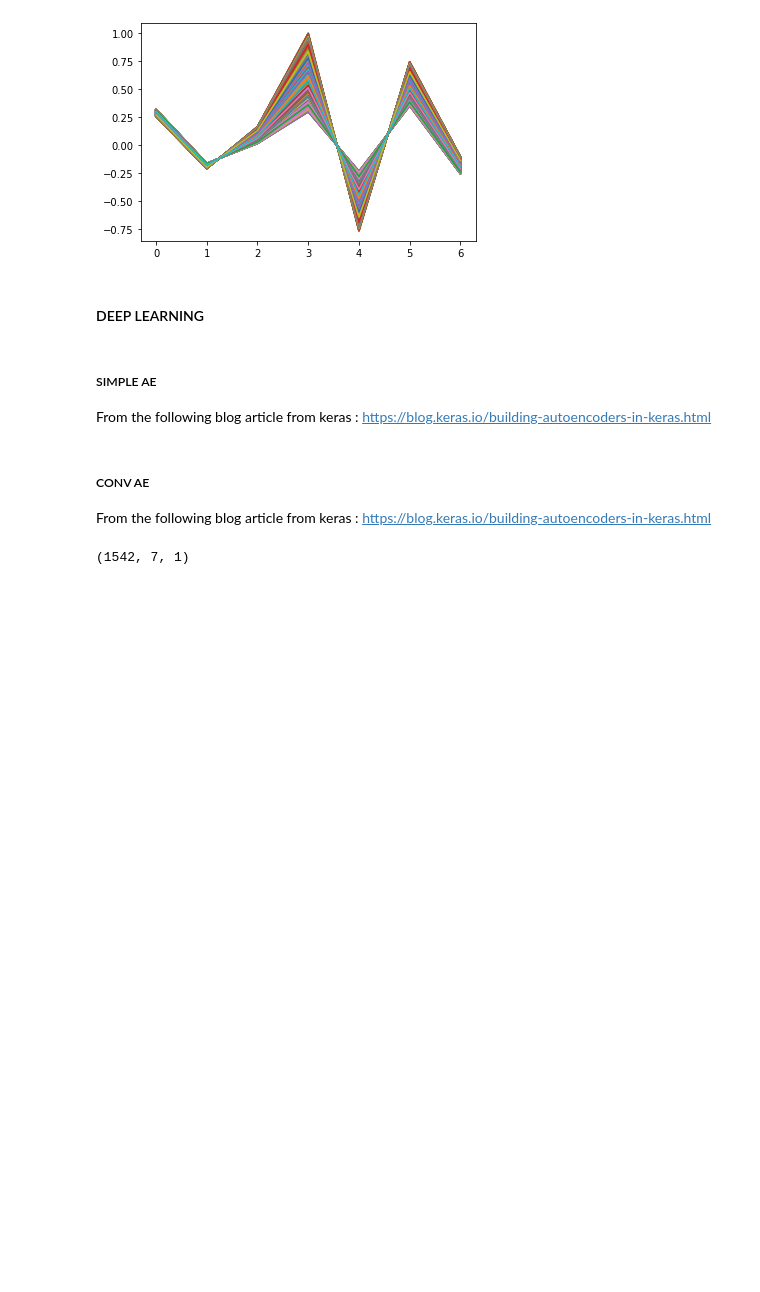
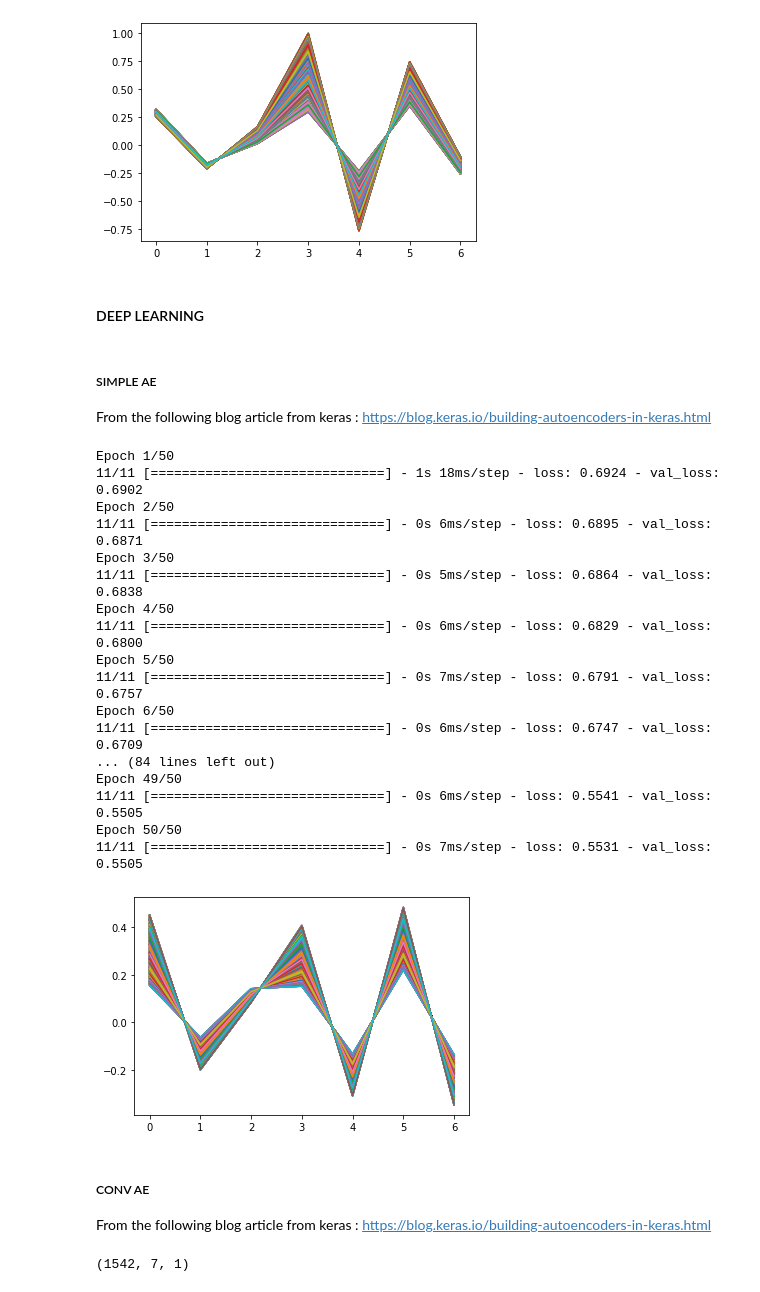
Before and after one commit to RomainCendre/DSTest, a Jupyter notebook: deepsense_generative_takehome_test.ipynb, the cells around one changed output. Cells and saved outputs as stored; diff of their text form; code cells hidden in the pictures; blank space fills up the shorter version.

```diff
--- a/deepsense_generative_takehome_test.ipynb
+++ b/deepsense_generative_takehome_test.ipynb
@@ -77,7 +77,9 @@ plt.plot(generate_pca(data, nb_samples, 1).T);
 ##### SIMPLE AE
 From the following blog article from keras : https://blog.keras.io/building-autoencoders-in-keras.html
 # %%
-from keras import callbacks, optimizers, models,layers
+from keras import callbacks, optimizers
+from keras.models import Model
+from keras.layers import Input, Dense
 
 class AutoEncoder:
 
@@ -87,27 +89,22 @@ class AutoEncoder:
       self.loss = 'binary_crossentropy'
 
   def create_model(self, inputs):
+      # Encoder
+      input_ae = Input(shape=(inputs.shape[1],))
+      encoded = Dense(inputs.shape[1]/2, activation='relu')(input_ae)
+      encoded = Dense(self.latent_dim, activation='relu')(encoded)
+      self.encoder = Model(input_ae, encoded)
 
-      input_ae = layers.Input(shape=(inputs.shape[1],))
-      encoded = layers.Dense(inputs.shape[1]/2, activation='relu')(input_ae)
-      encoded = layers.Dense(self.latent_dim, activation='relu')(encoded)
+      # Decoder
+      input_latent = Input(shape=(self.latent_dim,))
+      decoded = Dense(inputs.shape[1]/2, activation='relu')(input_latent)
+      decoded = Dense(inputs.shape[1], activation='sigmoid')(decoded)
+      self.decoder = Model(input_latent, decoded)
 
-      decoded = layers.Dense(inputs.shape[1]/2, activation='relu')(encoded)
-      decoded = layers.Dense(inputs.shape[1], activation='sigmoid')(decoded)
-
-      #Input layer
-      ae_input = layers.Input(shape=(inputs.shape[1],))
-      encoded = layers.Dense(self.latent_dim, activation='relu')(ae_input)
-      decoded = layers.Dense(inputs.shape[1],activation='sigmoid')(encoded)
-
-      #Autoencoder
-      self.autoencoder = models.Model(ae_input,decoded)
+      # Autoencoder
+      self.autoencoder = Model(input_ae, self.decoder(self.encoder(input_ae)))
       self.autoencoder.compile(optimizer=self.optimizer, loss=self.loss)
 
-      #Decoder
-      encoded_input = layers.Input(shape=(self.latent_dim,))
-      decoder_layers = self.autoencoder.layers[-1]
-      self.decoder = models.Model(encoded_input, decoder_layers(encoded_input))
 
 
   def train(self, inputs, epochs=50, batch_size=128):
@@ -118,10 +115,35 @@ class AutoEncoder:
   def generate_samples(self, inputs, number):
     return self.decoder.predict(np.random.rand(number, 1))
 # %%
+# Prepare data (normalized)
+ae_data = data+1/2
+# Run AE
 model = AutoEncoder(latent_dim = 1)
-model.create_model(data)
-model.train(data)
-plt.plot(model.generate_samples(data, nb_samples).T);
+model.create_model(ae_data)
+model.train(ae_data)
+# Generate,denormalize and plot
+ae_generate_data = model.generate_samples(data, nb_samples)
+ae_generate_data = ae_generate_data*2-1
+plt.plot(ae_generate_data.T);
+# %% [output]
+Epoch 1/50
+11/11 [==============================] - 1s 18ms/step - loss: 0.6924 - val_loss: 0.6902
+Epoch 2/50
+11/11 [==============================] - 0s 6ms/step - loss: 0.6895 - val_loss: 0.6871
+Epoch 3/50
+11/11 [==============================] - 0s 5ms/step - loss: 0.6864 - val_loss: 0.6838
+Epoch 4/50
+11/11 [==============================] - 0s 6ms/step - loss: 0.6829 - val_loss: 0.6800
+Epoch 5/50
+11/11 [==============================] - 0s 7ms/step - loss: 0.6791 - val_loss: 0.6757
+Epoch 6/50
+11/11 [==============================] - 0s 6ms/step - loss: 0.6747 - val_loss: 0.6709
+... (84 lines left out)
+Epoch 49/50
+11/11 [==============================] - 0s 6ms/step - loss: 0.5541 - val_loss: 0.5505
+Epoch 50/50
+11/11 [==============================] - 0s 7ms/step - loss: 0.5531 - val_loss: 0.5505
+[figure, added]
 # %% [markdown]
 ##### CONV AE
 From the following blog article from keras : https://blog.keras.io/building-autoencoders-in-keras.html
```
Also changed, not shown: parts of 2 cells of this notebook.
